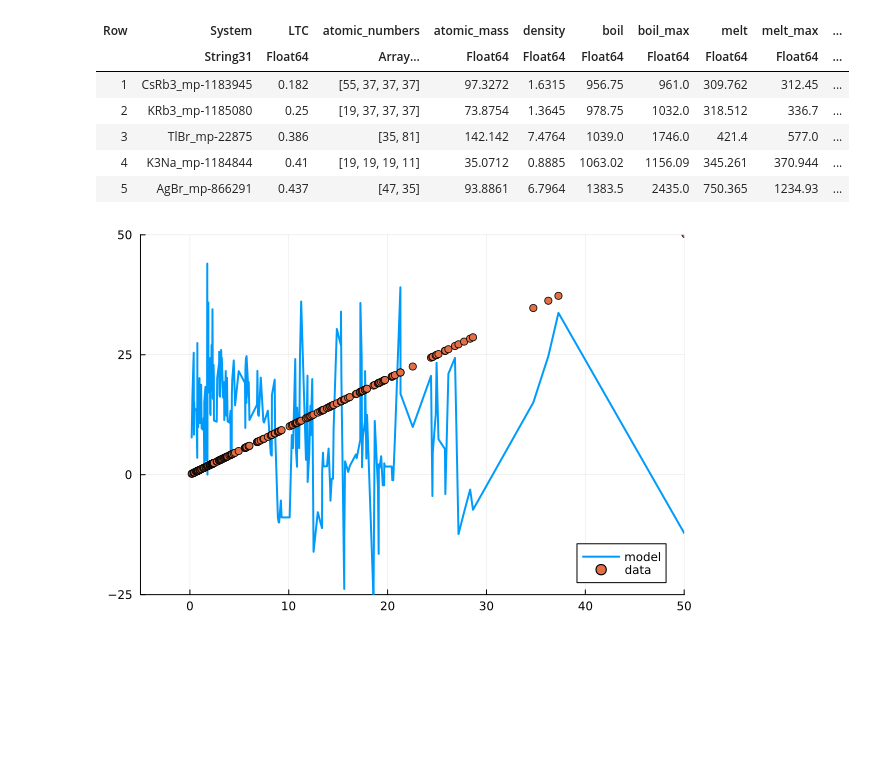
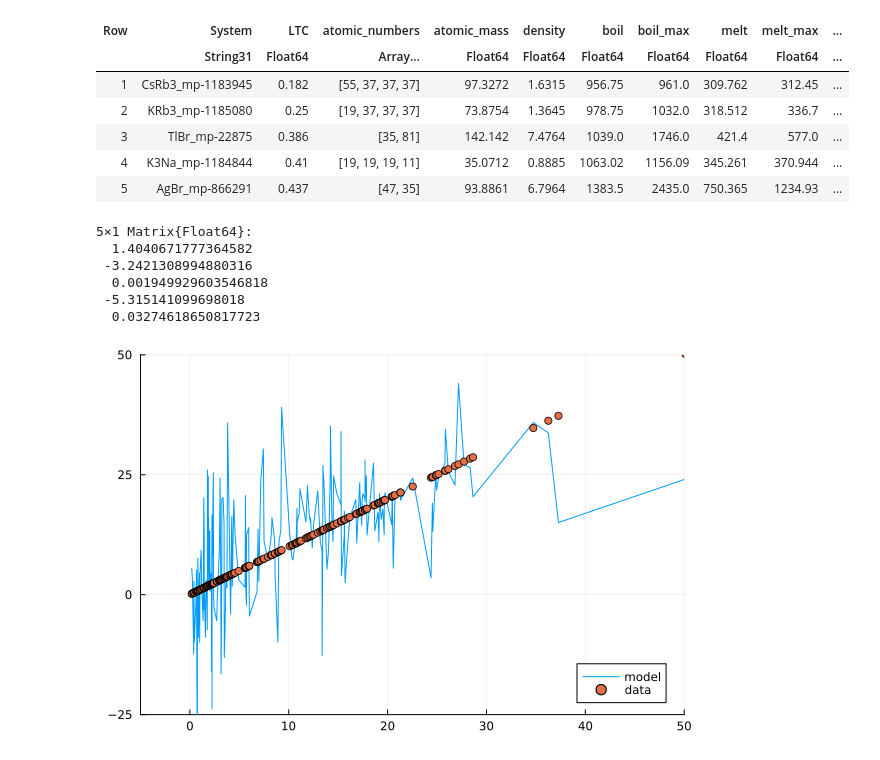
Before and after one commit to sverres/sverres.github.io, a Jupyter notebook: nmbu/oblig_3_periodic_table.ipynb, the cells around one changed output. Drawn from its saved outputs; the diff is of its cells as text; code cells hidden in the pictures; blank space fills up the shorter version.

```diff
--- a/nmbu/oblig_3_periodic_table.ipynb
+++ b/nmbu/oblig_3_periodic_table.ipynb
@@ -232,12 +233,21 @@ first(df_ltc, 5)
 | 4 | K3Na_mp-1184844 | 0.41 | [19, 19, 19, 11] | 35.0712 | 0.8885 | 1063.02 | 1156.09 | 345.261 | 370.944 | ... |
 | 5 | AgBr_mp-866291 | 0.437 | [47, 35] | 93.8861 | 6.7964 | 1383.5 | 2435.0 | 750.365 | 1234.93 | ... |
 # %%
-A_ltc = Matrix(df[!, [:atomic_mass, :atomic_num_avg, :boil, :density, :melt]]);
-b_ltc = Matrix(df[!, [:LTC]]);
+A_ltc = Matrix(df_ltc[!, [:atomic_mass, :atomic_num_avg, :boil, :density, :melt]]);
+#A_ltc = Matrix(df_ltc[!, [:boil]]);
+b_ltc = Matrix(df_ltc[!, [:LTC]]);
 x_ltc = A_ltc \ b_ltc;
 pred_ltc = A_ltc * x_ltc;
+x_ltc
+# %% [output]
+5×1 Matrix{Float64}:
+  1.4040671777364582
+ -3.2421308994880316
+  0.001949929603546818
+ -5.315141099698018
+  0.03274618650817723
 # %%
-plot(df_ltc.LTC, pred_ltc, lw=2, label="model", xlims=(-5,50), ylims=(-25,50))
+plot(df_ltc.LTC, pred_ltc, lw=1, label="model", xlims=(-5,50), ylims=(-25,50))
 scatter!(df_ltc.LTC, df_ltc.LTC, lw=2, label="data")
 # %% [output]
-[figure, old version]
+[figure, new version]
```
Also changed, not shown: parts of 2 cells of this notebook.
